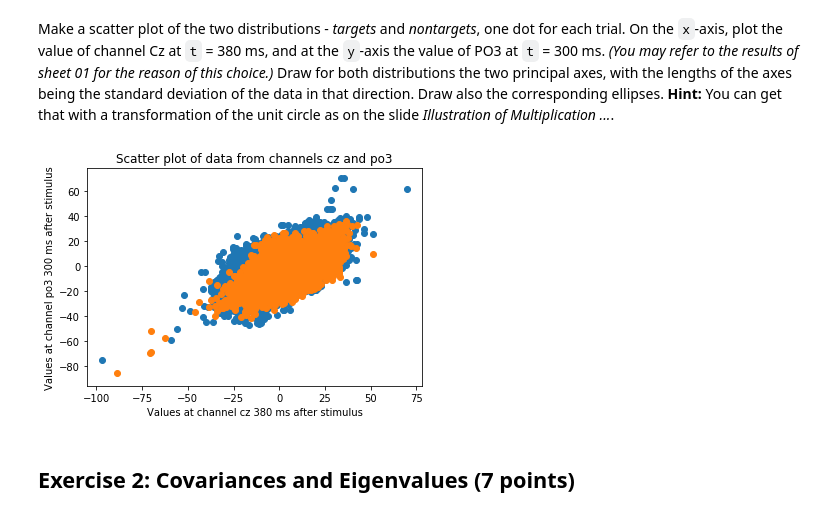
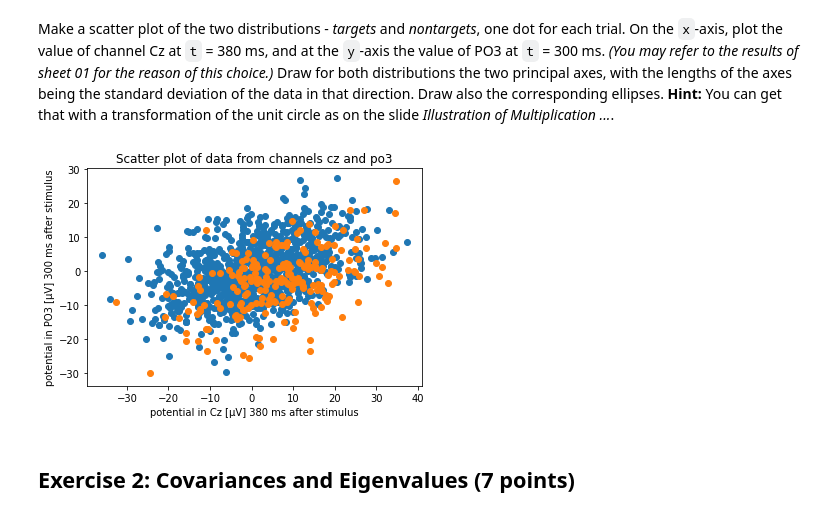
Before and after one commit to JuliusCosmoRomeo/bci_tutorials, a Jupyter notebook: 2/2018ws-BCIIL-Sheet02-Julius-Rudolph-Raoul-Baron-Nick-Podratz.ipynb, the cells around one changed output. Cells and saved outputs as stored; diff of their text form; code cells hidden in the pictures.

Commit message:
fixes scatter chart

```diff
--- a/2/2018ws-BCIIL-Sheet02-Julius-Rudolph-Raoul-Baron-Nick-Podratz.ipynb
+++ b/2/2018ws-BCIIL-Sheet02-Julius-Rudolph-Raoul-Baron-Nick-Podratz.ipynb
@@ -31,33 +31,41 @@ Draw also the corresponding ellipses. **Hint:** You can get that with a transfor
 # %%
 chans = ['Cz', 'PO3']
 ival= [-100, 1000]
 ref_ival= [-100, 0]
 
 # Segment continuous data into epochs:
 epo, epo_t = bci.makeepochs(cnt, fs, mrk_pos, ival)
 # Baseline correction:
 epo = bci.baseline(epo, epo_t, ref_ival)
 
 time_mask_pos_cz = epo_t ==380
 time_mask_pos_po3 = epo_t ==300
 
-cz_values_targets = epo[time_mask_pos_cz,:,mrk_class==1]
-po3_values_targets = epo[time_mask_pos_po3,:,mrk_class==1]
+epo_cz = epo[time_mask_pos_cz, clab.index(chans[0]), :]
+epo_po3 = epo[time_mask_pos_po3, clab.index(chans[1]), :]
+
+
+cz_values_targets = epo_cz[:,mrk_class==1]
+po3_values_targets = epo_po3[:,mrk_class==1]
 
 plt.scatter(cz_values_targets,po3_values_targets)
 
-cz_values_no_targets = epo[time_mask_pos_cz,:,mrk_class==0]
-po3_values_no_targets = epo[time_mask_pos_po3,:,mrk_class==0]
+cz_values_no_targets = epo_cz[:,mrk_class==0]
+po3_values_no_targets = epo_po3[:,mrk_class==0]
 
 plt.scatter(cz_values_no_targets,po3_values_no_targets)
-plt.xlabel("Values at channel cz 380 ms after stimulus")
-plt.ylabel("Values at channel po3 300 ms after stimulus")
+plt.xlabel("potential in Cz [µV] 380 ms after stimulus")
+plt.ylabel("potential in PO3 [µV] 300 ms after stimulus")
 plt.title("Scatter plot of data from channels cz and po3")
 plt.show()
 
+
+
 #len(mrk_class)
+
+#len(epo_cz[0])
 # %% [output]
-[figure, old version]
+[figure, new version]
 # %% [markdown]
 ## Exercise 2: Covariances and Eigenvalues  (7 points)
 # %% [markdown]
```
